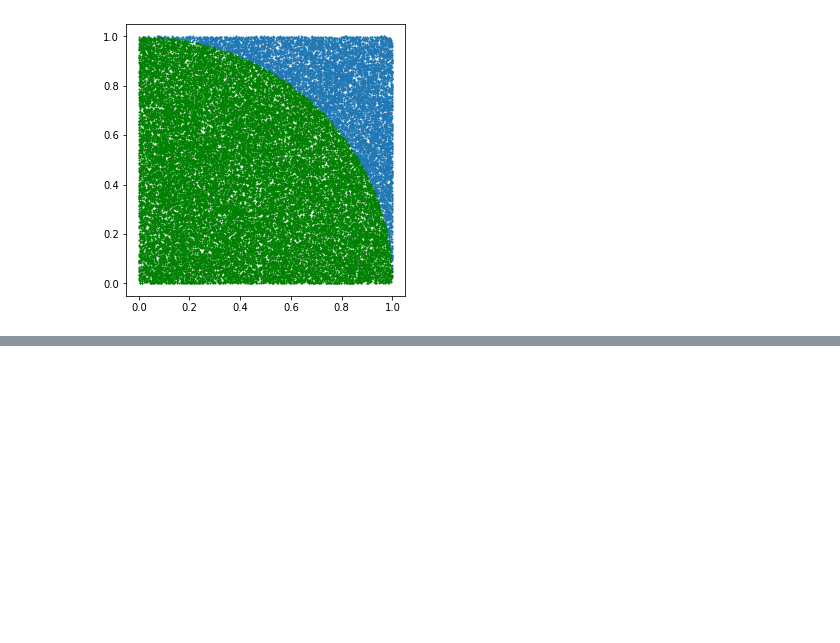
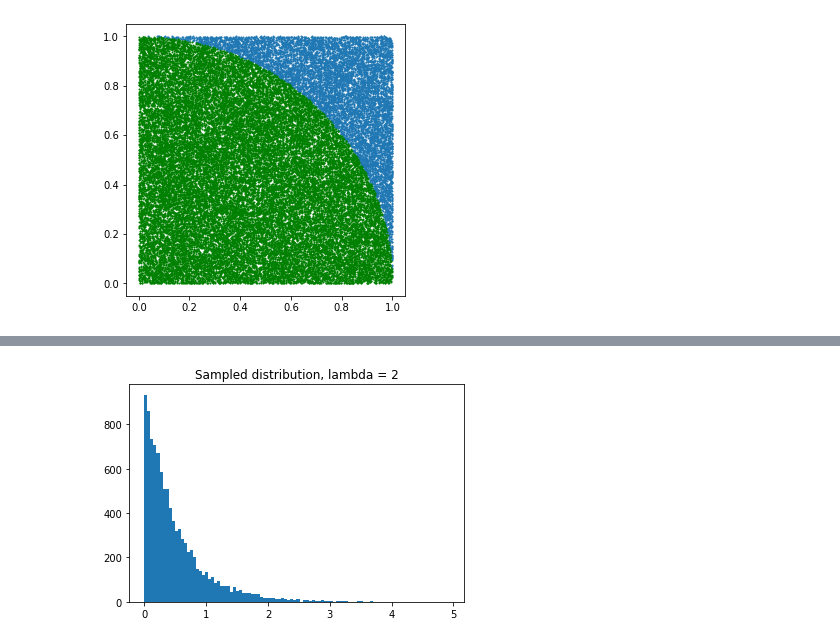
Before and after one commit to davidezanella/spe-assignments, a Jupyter notebook: Homework 2/delivery/report.ipynb, the cells around one changed output, grey strips where cells are left out. Saved outputs shown, nothing was run; the diff lists cells and outputs as text; code cells hidden in the pictures; blank space fills up the shorter version.

```diff
--- a/Homework 2/delivery/report.ipynb
+++ b/Homework 2/delivery/report.ipynb
@@ -967,0 +992,20 @@ plt.show()
+# %%
+def cdf_inv(x, a):
+    return - math.log(1 - x) / a
+# %%
+def sample(a):
+    y = random.random()
+    return cdf_inv(y, a)
+# %%
+N_tr = 10000
+samples = [sample(a=2) for _ in range(N_tr)]
+# %%
+%matplotlib inline
+import matplotlib.pyplot as plt
+
+plt.hist(samples, bins=100)
+
+plt.title('Sampled distribution, lambda = {}'.format(2))
+plt.show()
+# %% [output]
+[figure, added]
```
Also changed, not shown: parts of 6 cells of this notebook.
